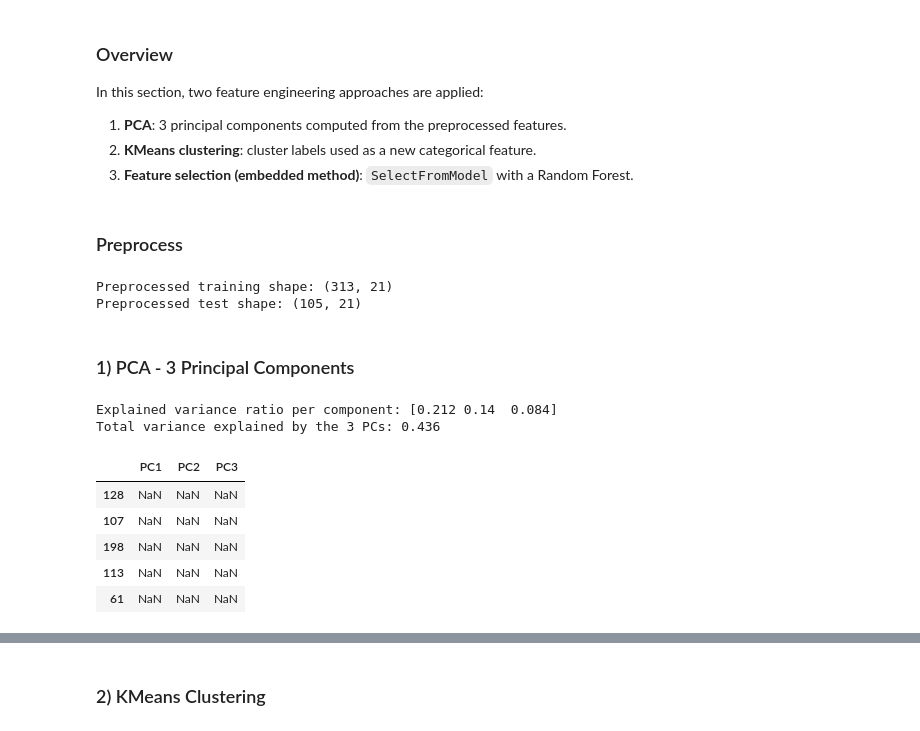
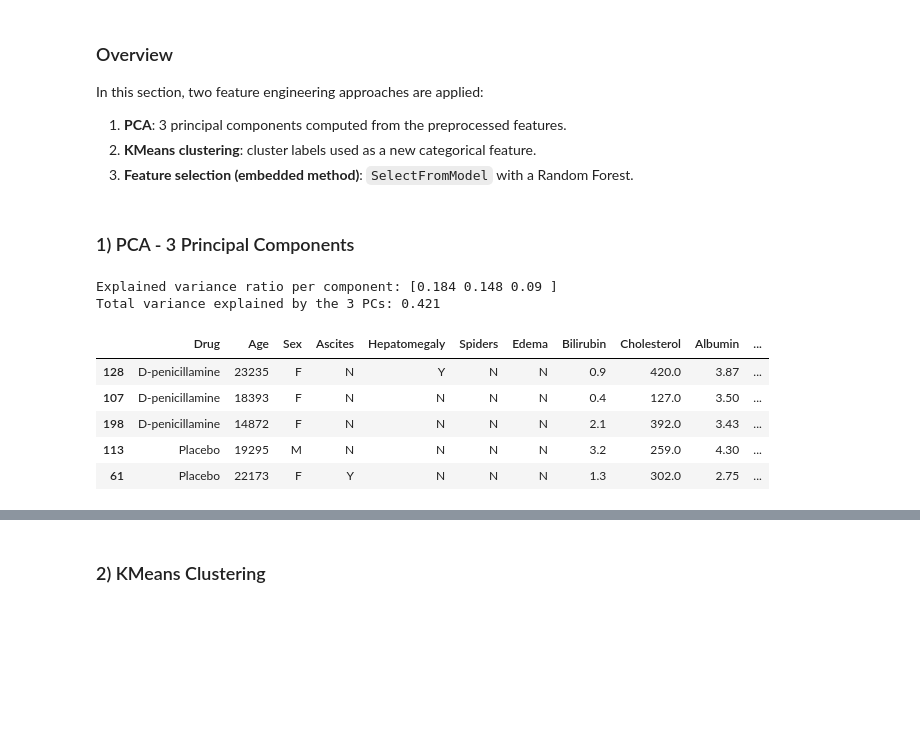
Before and after one commit to swirita/Cirrhosis-Prediction, a Jupyter notebook: Cirrhosis_Prediction.ipynb, the cells around one changed output, grey strips where cells are left out. Cells and saved outputs as stored; diff of their text form; code cells hidden in the pictures; blank space fills up the shorter version.

```diff
--- a/Cirrhosis_Prediction.ipynb
+++ b/Cirrhosis_Prediction.ipynb
@@ -877,42 +877,47 @@ In this section, two feature engineering approaches are applied:
 1. **PCA**: 3 principal components computed from the preprocessed features.
 2. **KMeans clustering**: cluster labels used as a new categorical feature.
 3. **Feature selection (embedded method)**: `SelectFromModel` with a Random Forest.
-# %% [markdown]
-### Preprocess
-# %%
-# Fit on training data, then transform both sets
-X_train_pre = preprocessor.fit_transform(X_train, y_train)
-X_test_pre = preprocessor.transform(X_test)
-
-print("Preprocessed training shape:", X_train_pre.shape)
-print("Preprocessed test shape:", X_test_pre.shape)
-# %% [output]
-Preprocessed training shape: (313, 21)
-Preprocessed test shape: (105, 21)
 # %% [markdown]
 ### 1) PCA - 3 Principal Components
-# %%
-pca = PCA(n_components=3, random_state=42)
-
-# fit PCA on the training data
-X_train_pcs = pca.fit_transform(X_train_pre)
-# use transform to get the PCs for the test data
-X_test_pcs = pca.transform(X_test_pre)
-
-pc_cols = ['PC1', 'PC2', 'PC3']
-X_train_pcs = pd.DataFrame(X_train_pcs, columns=pc_cols, index=X_train_pre.index)
-X_test_pcs = pd.DataFrame(X_test_pcs, columns=pc_cols, index=X_test_pre.index)
-
-print("Explained variance ratio per component:", pca.explained_variance_ratio_.round(3))
-print("Total variance explained by the 3 PCs:", round(pca.explained_variance_ratio_.sum(), 3))
-
-X_train_pcs.head()
-# %% [output]
-Explained variance ratio per component: [0.212 0.14  0.084]
-Total variance explained by the 3 PCs: 0.436
-|  | PC1 | PC2 | PC3 |
-| 128 | NaN | NaN | NaN |
-| 107 | NaN | NaN | NaN |
-| 198 | NaN | NaN | NaN |
-| 113 | NaN | NaN | NaN |
-| 61 | NaN | NaN | NaN |
+# %%
+scale_pipe = make_pipeline(preprocessor, StandardScaler())
+
+pca_pipe = make_pipeline(
+    scale_pipe,
+    PCA(n_components=3, random_state=42)
+)
+
+# fit & transform
+pca_pipe.fit(X_train, y_train)
+pc_train =pca_pipe.transform(X_train)
+pc_test = pca_pipe.transform(X_test)
+
+# concatinate
+X_train_pca= pd.concat([X_train, pc_train],axis=1)
+X_test_pca= pd.concat([X_test, pc_test], axis=1)
+
+
+pca = pca_pipe.named_steps['pca']
+
+# Print explained variance
+print(
+    "Explained variance ratio per component:",
+    pca.explained_variance_ratio_.round(3)
+)
+
+print(
+    "Total variance explained by the 3 PCs:",
+    round(pca.explained_variance_ratio_.sum(), 3)
+)
+
+# view
+X_train_pca.head()
+# %% [output]
+Explained variance ratio per component: [0.184 0.148 0.09 ]
+Total variance explained by the 3 PCs: 0.421
+|  | Drug | Age | Sex | Ascites | Hepatomegaly | Spiders | Edema | Bilirubin | Cholesterol | Albumin | ... |
+| 128 | D-penicillamine | 23235 | F | N | Y | N | N | 0.9 | 420.0 | 3.87 | ... |
+| 107 | D-penicillamine | 18393 | F | N | N | N | N | 0.4 | 127.0 | 3.50 | ... |
+| 198 | D-penicillamine | 14872 | F | N | N | N | N | 2.1 | 392.0 | 3.43 | ... |
+| 113 | Placebo | 19295 | M | N | N | N | N | 3.2 | 259.0 | 4.30 | ... |
+| 61 | Placebo | 22173 | F | Y | N | N | N | 1.3 | 302.0 | 2.75 | ... |
```
Also changed, not shown: parts of 16 cells of this notebook.
